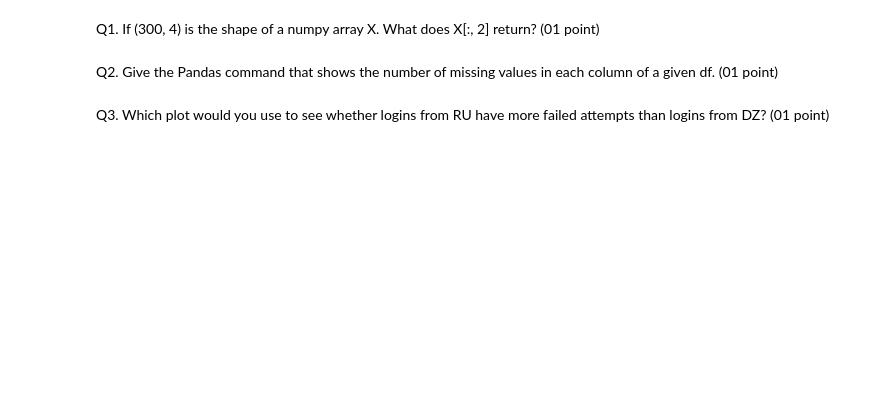
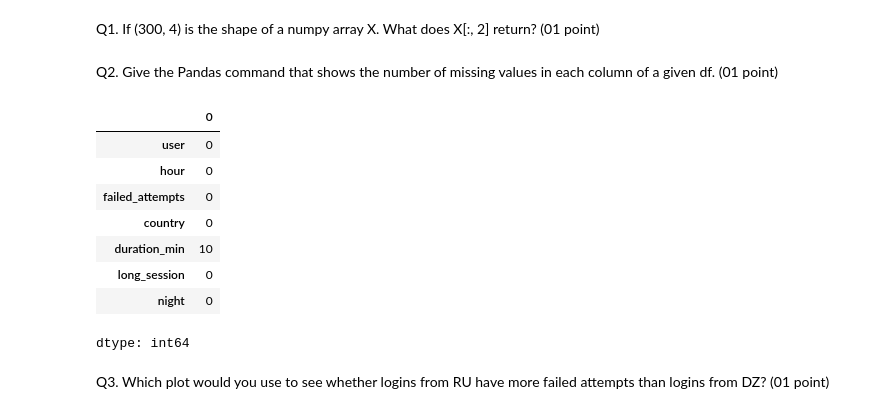
Before and after one commit to mouniboss/tp1, a Jupyter notebook: TP1.ipynb, the cells around one changed output. Drawn from its saved outputs; the diff is of its cells as text; code cells hidden in the pictures; blank space fills up the shorter version.

```diff
--- a/TP1.ipynb
+++ b/TP1.ipynb
@@ -148,6 +184,19 @@ What does X[:, 2] return? (01 point)
 Q2. Give the Pandas command that shows the number of missing values in each column of a given df. (01 point)
 # %%
 # Write your code here
+log.isna().sum()
+# Or using the actual notebook DataFrame:
+# log.isna().sum()
+# %% [output]
+|  | 0 |
+| user | 0 |
+| hour | 0 |
+| failed_attempts | 0 |
+| country | 0 |
+| duration_min | 10 |
+| long_session | 0 |
+| night | 0 |
+dtype: int64
 # %% [markdown]
 Q3. Which plot would you use to see whether logins from RU have more failed attempts than logins from DZ? (01 point)
 # %%
```
Also changed, not shown: parts of 18 cells of this notebook.
